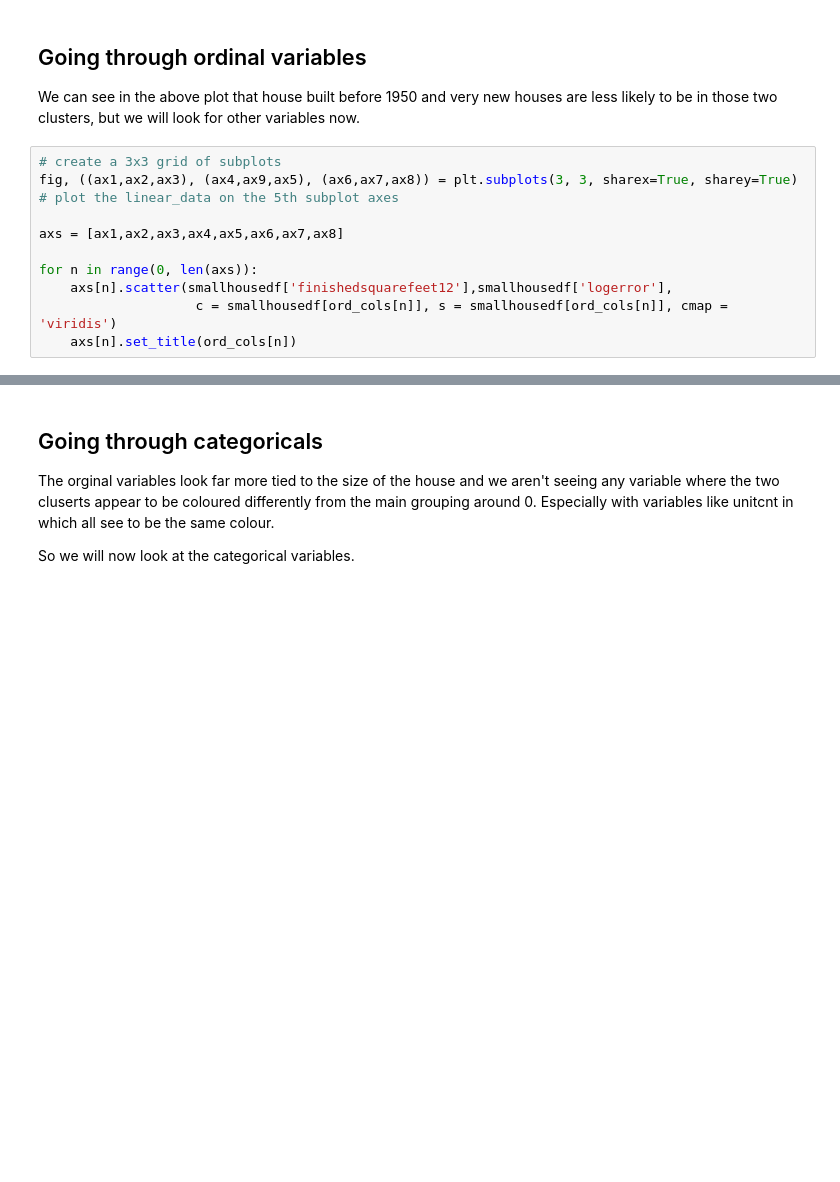
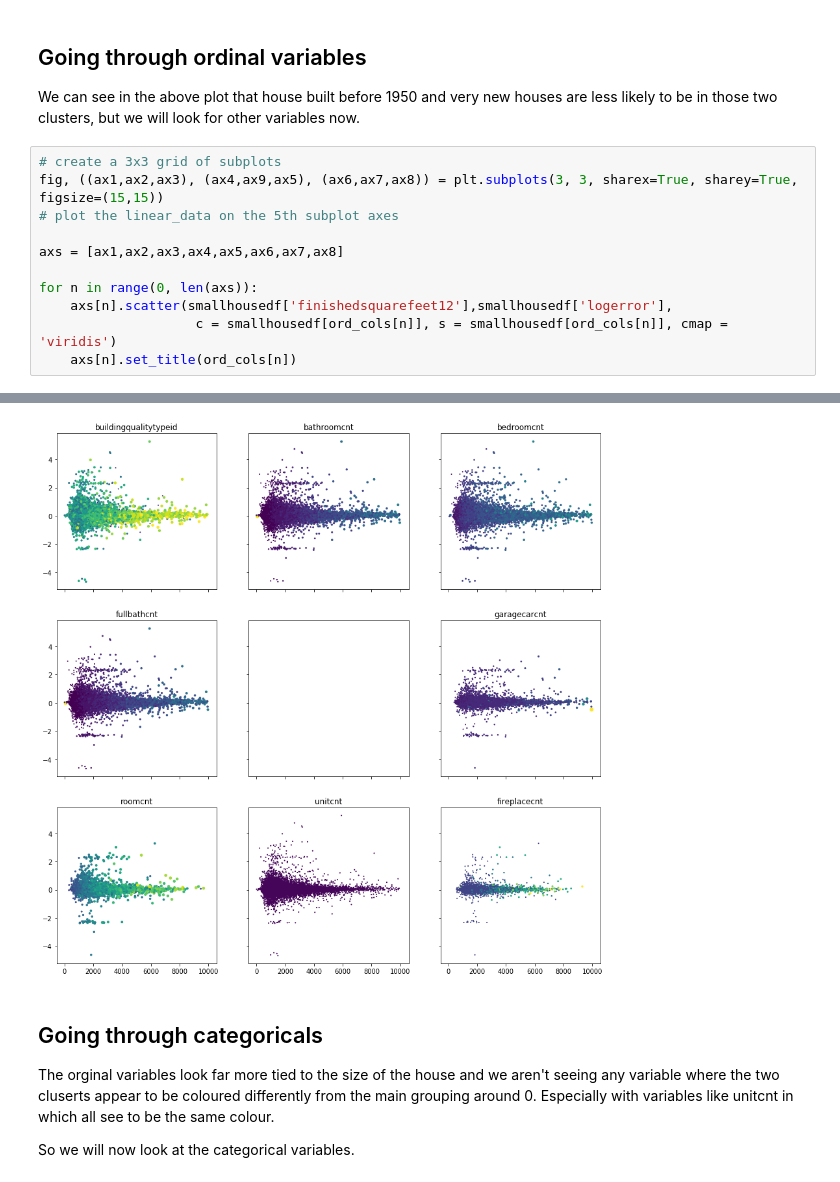
Before and after one commit to Eric-Ens/Capstone_project_1, a Jupyter notebook: Data_Storytelling.ipynb, the cells around one changed output, grey strips where cells are left out. Saved outputs shown, nothing was run; the diff lists cells and outputs as text; blank space fills up the shorter version.

```diff
--- a/Data_Storytelling.ipynb
+++ b/Data_Storytelling.ipynb
@@ -147,7 +144,7 @@ smallhousedf.plot.scatter('finishedsquarefeet12', 'logerror', c='yearbuiltint',
 We can see in the above plot that house built before 1950 and very new houses are less likely to be in those two clusters, but we will look for other variables now.
 # %%
 # create a 3x3 grid of subplots
-fig, ((ax1,ax2,ax3), (ax4,ax9,ax5), (ax6,ax7,ax8)) = plt.subplots(3, 3, sharex=True, sharey=True)
+fig, ((ax1,ax2,ax3), (ax4,ax9,ax5), (ax6,ax7,ax8)) = plt.subplots(3, 3, sharex=True, sharey=True, figsize=(15,15))
 # plot the linear_data on the 5th subplot axes
 
 axs = [ax1,ax2,ax3,ax4,ax5,ax6,ax7,ax8]
@@ -162,3 +157,4 @@ for n in range(0, len(axs)):
+[figure, added]
 # %% [markdown]
 ## Going through categoricals
 
```
Also changed, not shown: parts of 9 cells of this notebook, 3 other files.
